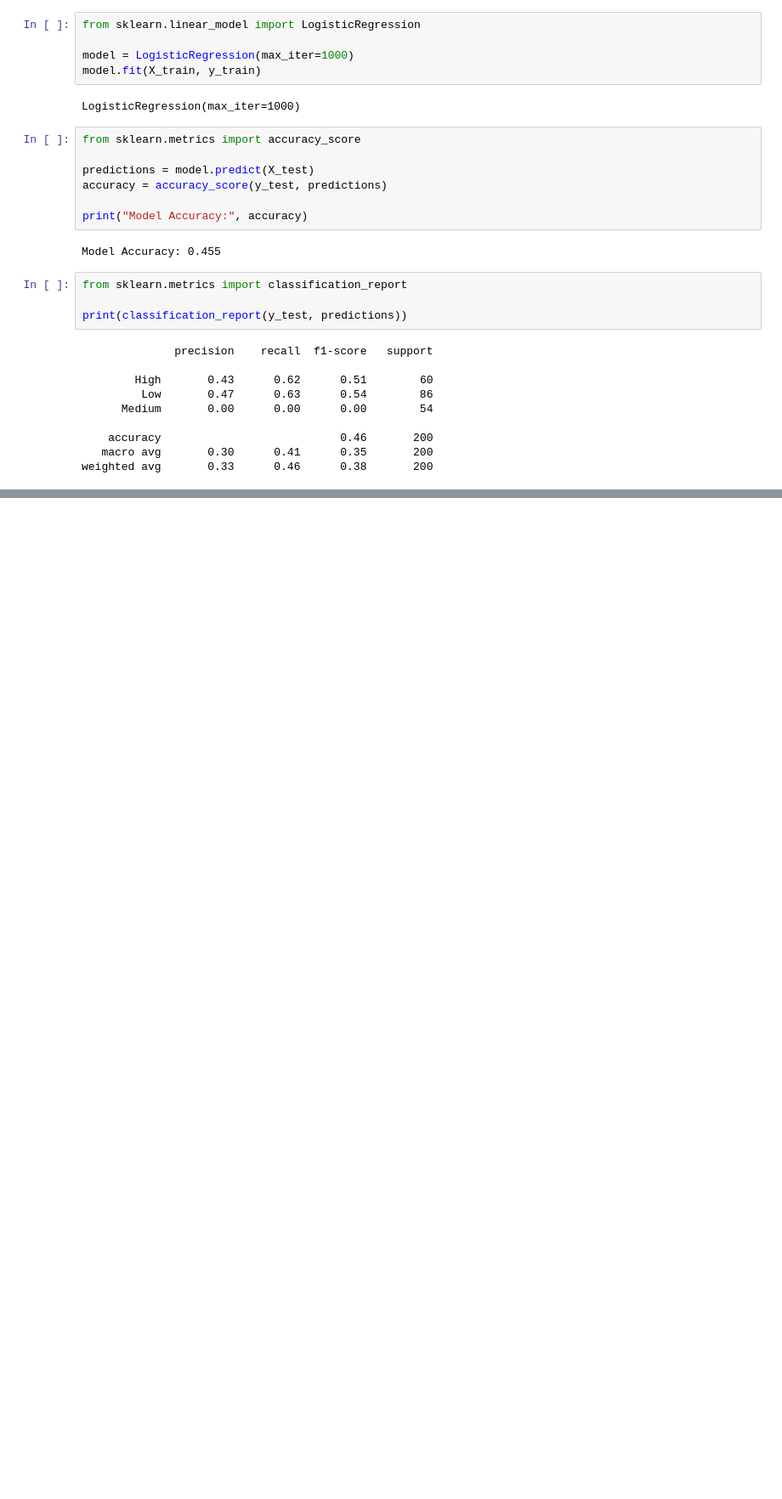
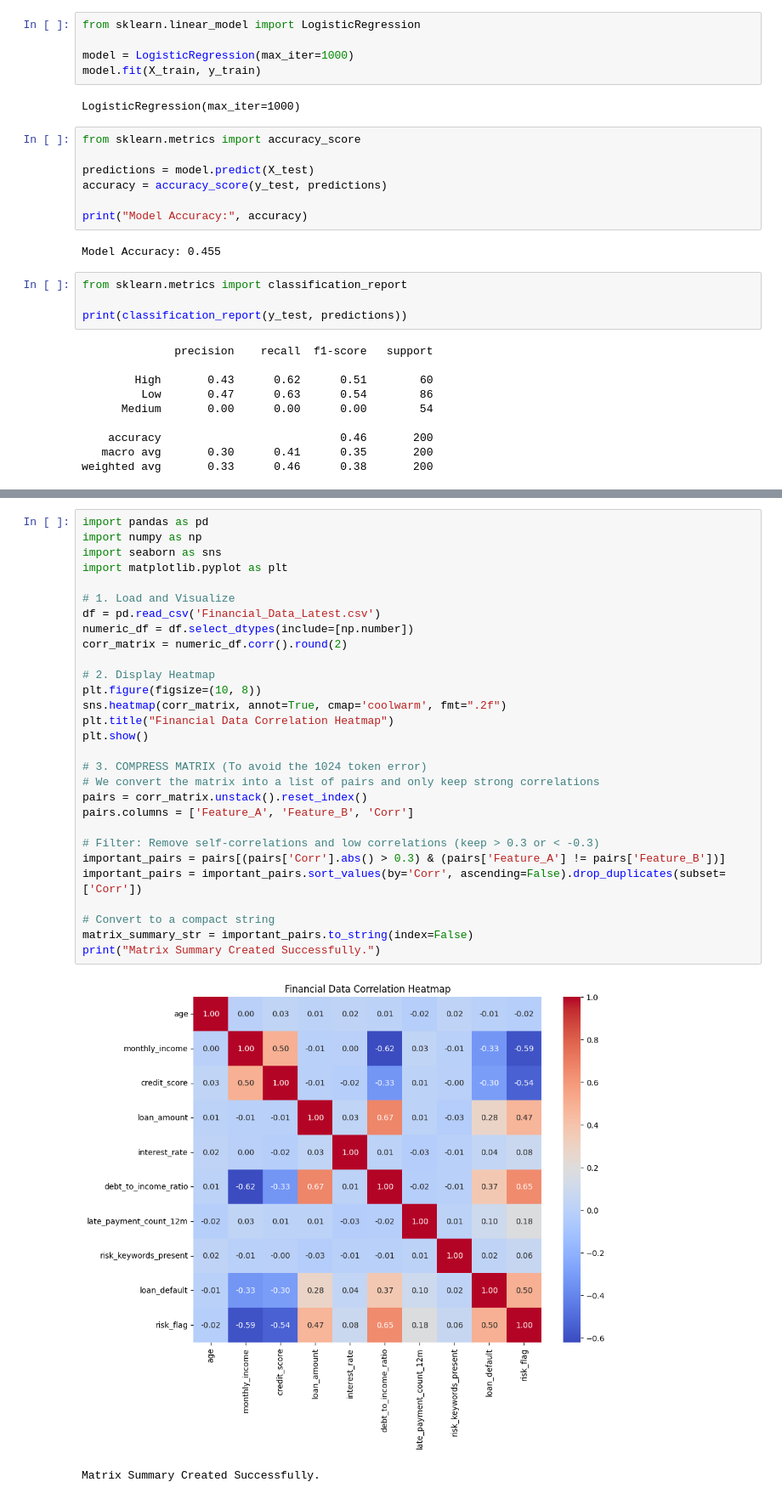
Before and after one commit to 23064088/DataMiningGroup18, a Jupyter notebook: logistic_regression_new.ipynb, the cells around one changed output, grey strips where cells are left out. Shown at 85% size. Saved outputs shown, nothing was run; the diff lists cells and outputs as text; blank space fills up the shorter version.

```diff
--- a/logistic_regression_new.ipynb
+++ b/logistic_regression_new.ipynb
@@ -58,0 +231,32 @@ weighted avg       0.33      0.46      0.38       200
+# %%
+import pandas as pd
+import numpy as np
+import seaborn as sns
+import matplotlib.pyplot as plt
+
+# 1. Load and Visualize
+df = pd.read_csv('Financial_Data_Latest.csv')
+numeric_df = df.select_dtypes(include=[np.number])
+corr_matrix = numeric_df.corr().round(2)
+
+# 2. Display Heatmap
+plt.figure(figsize=(10, 8))
+sns.heatmap(corr_matrix, annot=True, cmap='coolwarm', fmt=".2f")
+plt.title("Financial Data Correlation Heatmap")
+plt.show()
+
+# 3. COMPRESS MATRIX (To avoid the 1024 token error)
+# We convert the matrix into a list of pairs and only keep strong correlations
+pairs = corr_matrix.unstack().reset_index()
+pairs.columns = ['Feature_A', 'Feature_B', 'Corr']
+
+# Filter: Remove self-correlations and low correlations (keep > 0.3 or < -0.3)
+important_pairs = pairs[(pairs['Corr'].abs() > 0.3) & (pairs['Feature_A'] != pairs['Feature_B'])]
+important_pairs = important_pairs.sort_values(by='Corr', ascending=False).drop_duplicates(subset=['Corr'])
+
+# Convert to a compact string
+matrix_summary_str = important_pairs.to_string(index=False)
+print("Matrix Summary Created Successfully.")
+# %% [output]
+[figure, added]
+Matrix Summary Created Successfully.
```
Also changed, not shown: parts of 8 cells of this notebook.
